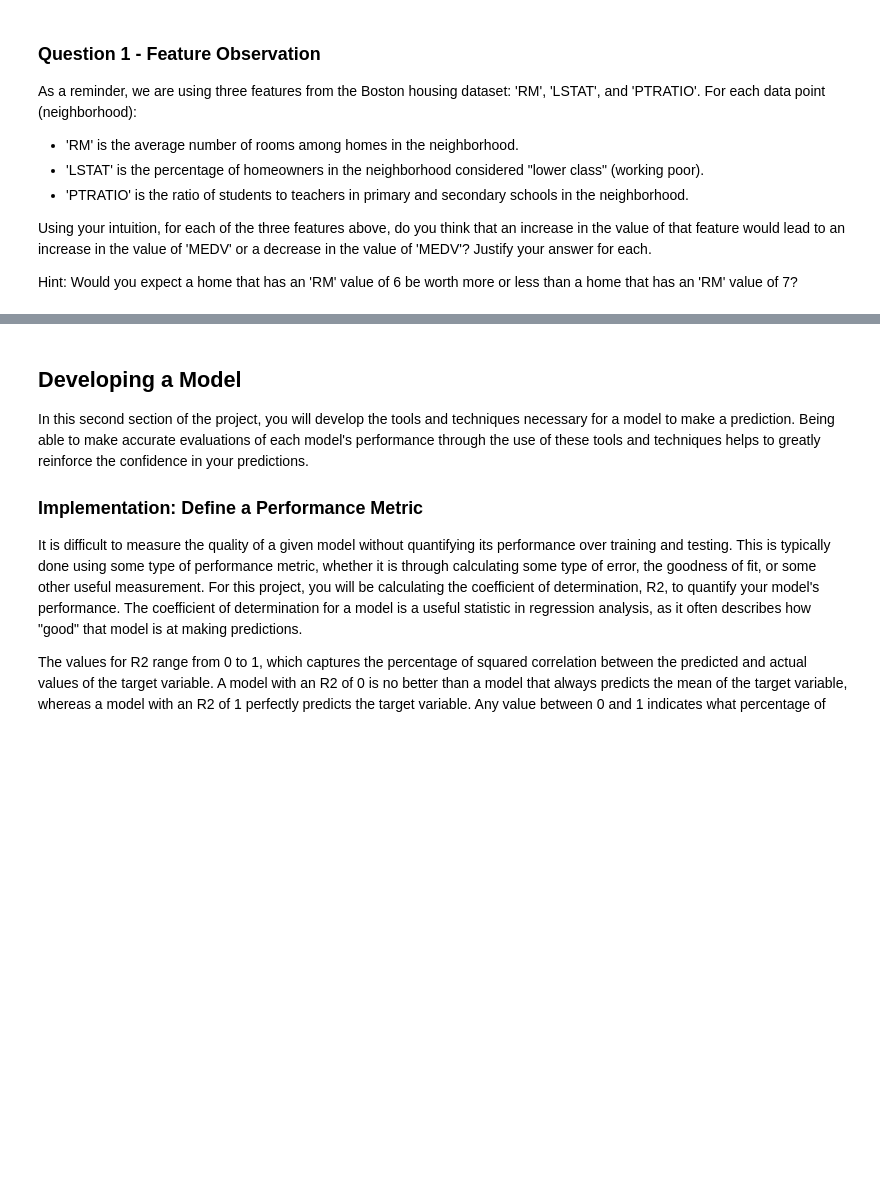
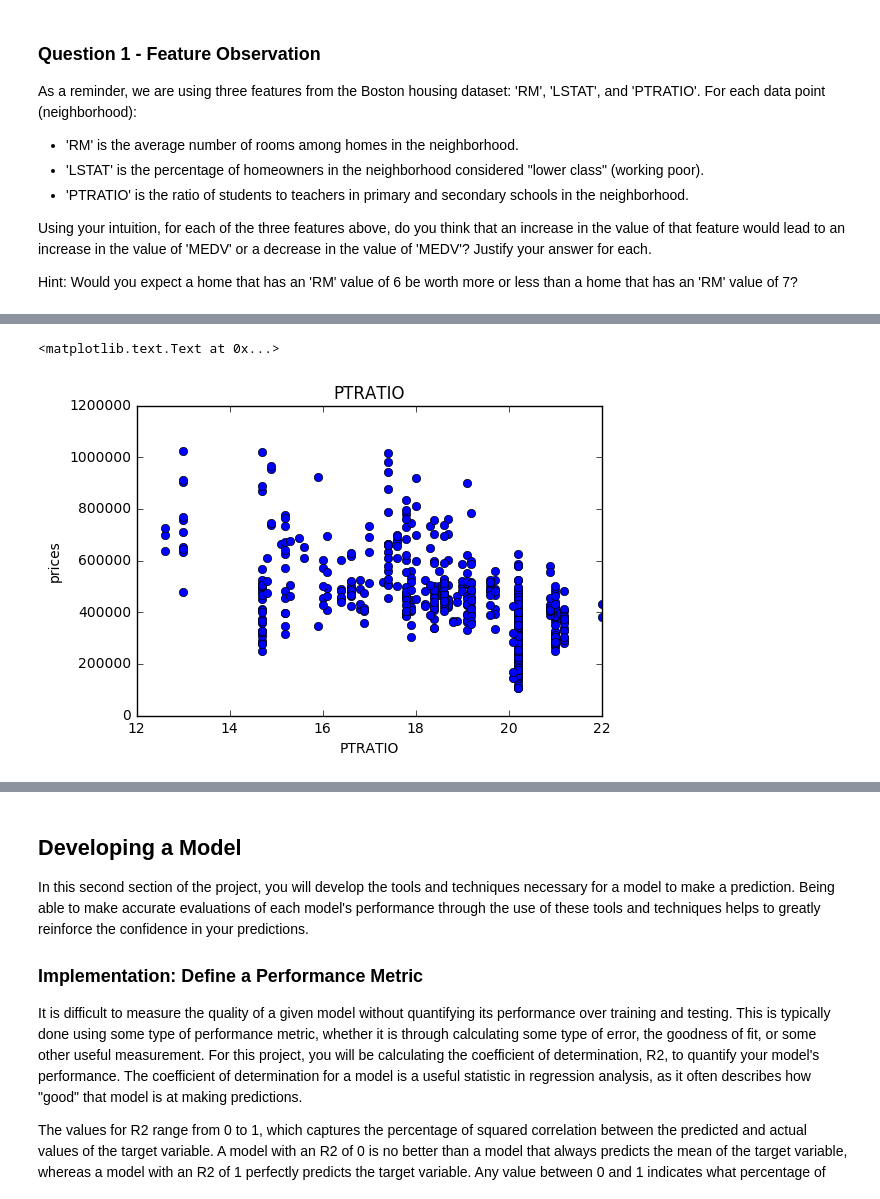
Before and after one commit to Raj85/boston_housing, a Jupyter notebook: boston_housing.ipynb, the cells around one changed output, grey strips where cells are left out. Saved outputs shown, nothing was run; the diff lists cells and outputs as text; code cells hidden in the pictures; blank space fills up the shorter version.

```diff
--- a/boston_housing.ipynb
+++ b/boston_housing.ipynb
@@ -109,0 +128,8 @@ Hint: Would you expect a home that has an 'RM' value of 6 be worth more or less
+# %%
+plt.plot(data['PTRATIO'], prices, 'o')
+plt.title('PTRATIO')
+plt.xlabel('PTRATIO')
+plt.ylabel('prices')
+# %% [output]
+<matplotlib.text.Text at 0x...>
+[figure, added]
```
Also changed, not shown: parts of 11 cells of this notebook, 10 other files.
